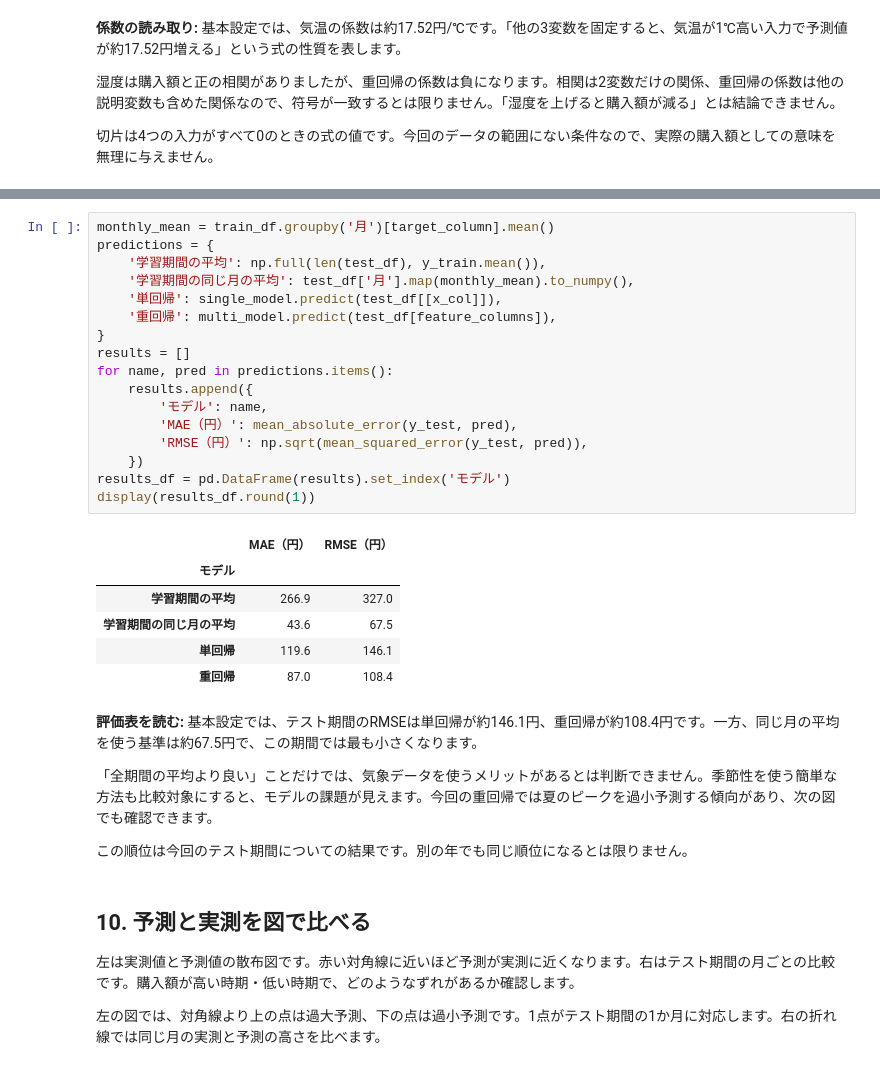
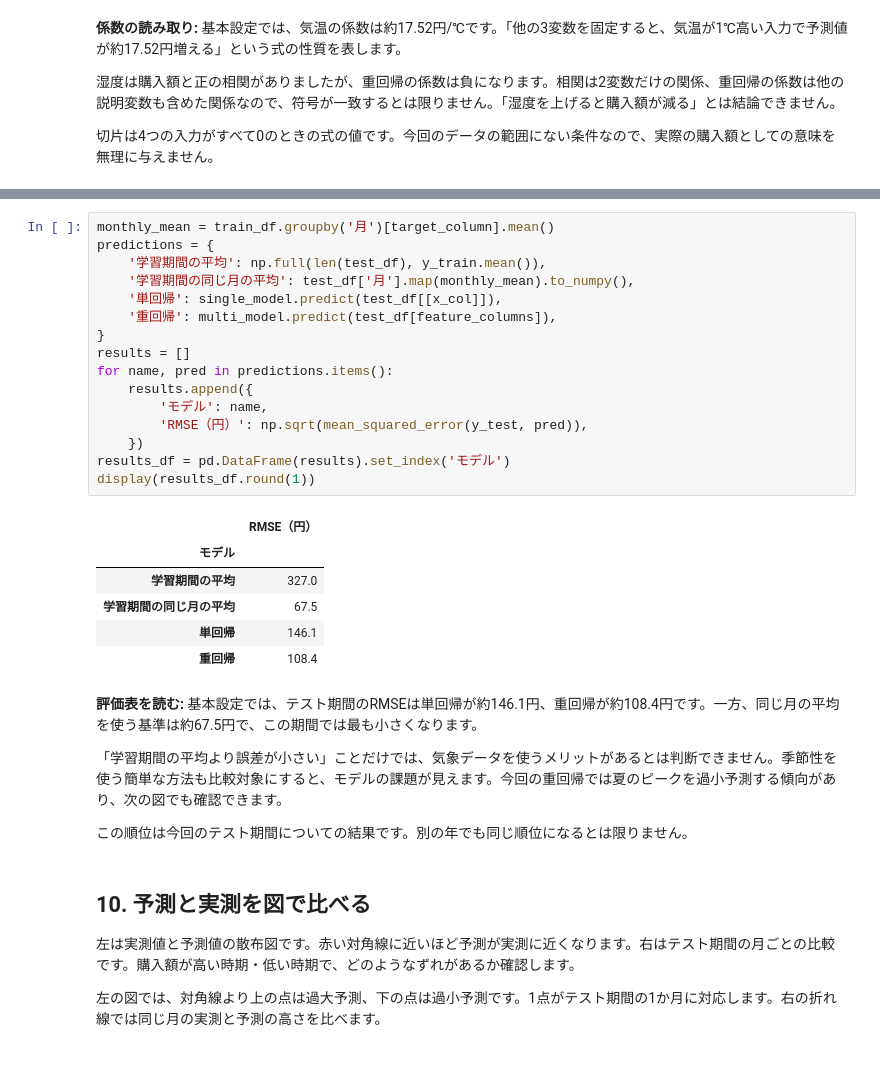
Before and after one commit to KazuhisaFujita/MachineLearning_training, a Jupyter notebook: notebook/lesson03_regression_basic_template.ipynb, the cells around one changed output, grey strips where cells are left out. Drawn from its saved outputs; the diff is of its cells as text.

```diff
--- a/notebook/lesson03_regression_basic_template.ipynb
+++ b/notebook/lesson03_regression_basic_template.ipynb
@@ -373,31 +373,30 @@ RMSE: 191.5 円
 # %%
 monthly_mean = train_df.groupby('月')[target_column].mean()
 predictions = {
     '学習期間の平均': np.full(len(test_df), y_train.mean()),
     '学習期間の同じ月の平均': test_df['月'].map(monthly_mean).to_numpy(),
     '単回帰': single_model.predict(test_df[[x_col]]),
     '重回帰': multi_model.predict(test_df[feature_columns]),
 }
 results = []
 for name, pred in predictions.items():
     results.append({
         'モデル': name,
-        'MAE（円）': mean_absolute_error(y_test, pred),
         'RMSE（円）': np.sqrt(mean_squared_error(y_test, pred)),
     })
 results_df = pd.DataFrame(results).set_index('モデル')
 display(results_df.round(1))
 # %% [output]
-|  | MAE（円） | RMSE（円） |
-| モデル |  |  |
-| 学習期間の平均 | 266.9 | 327.0 |
-| 学習期間の同じ月の平均 | 43.6 | 67.5 |
-| 単回帰 | 119.6 | 146.1 |
-| 重回帰 | 87.0 | 108.4 |
+|  | RMSE（円） |
+| モデル |  |
+| 学習期間の平均 | 327.0 |
+| 学習期間の同じ月の平均 | 67.5 |
+| 単回帰 | 146.1 |
+| 重回帰 | 108.4 |
 # %% [markdown]
 **評価表を読む:** 基本設定では、テスト期間のRMSEは単回帰が約146.1円、重回帰が約108.4円です。一方、同じ月の平均を使う基準は約67.5円で、この期間では最も小さくなります。
 
-「全期間の平均より良い」ことだけでは、気象データを使うメリットがあるとは判断できません。季節性を使う簡単な方法も比較対象にすると、モデルの課題が見えます。今回の重回帰では夏のピークを過小予測する傾向があり、次の図でも確認できます。
+「学習期間の平均より誤差が小さい」ことだけでは、気象データを使うメリットがあるとは判断できません。季節性を使う簡単な方法も比較対象にすると、モデルの課題が見えます。今回の重回帰では夏のピークを過小予測する傾向があり、次の図でも確認できます。
 
 この順位は今回のテスト期間についての結果です。別の年でも同じ順位になるとは限りません。
 # %% [markdown]
```
Also changed, not shown: parts of 24 cells of this notebook, 20 other files.
